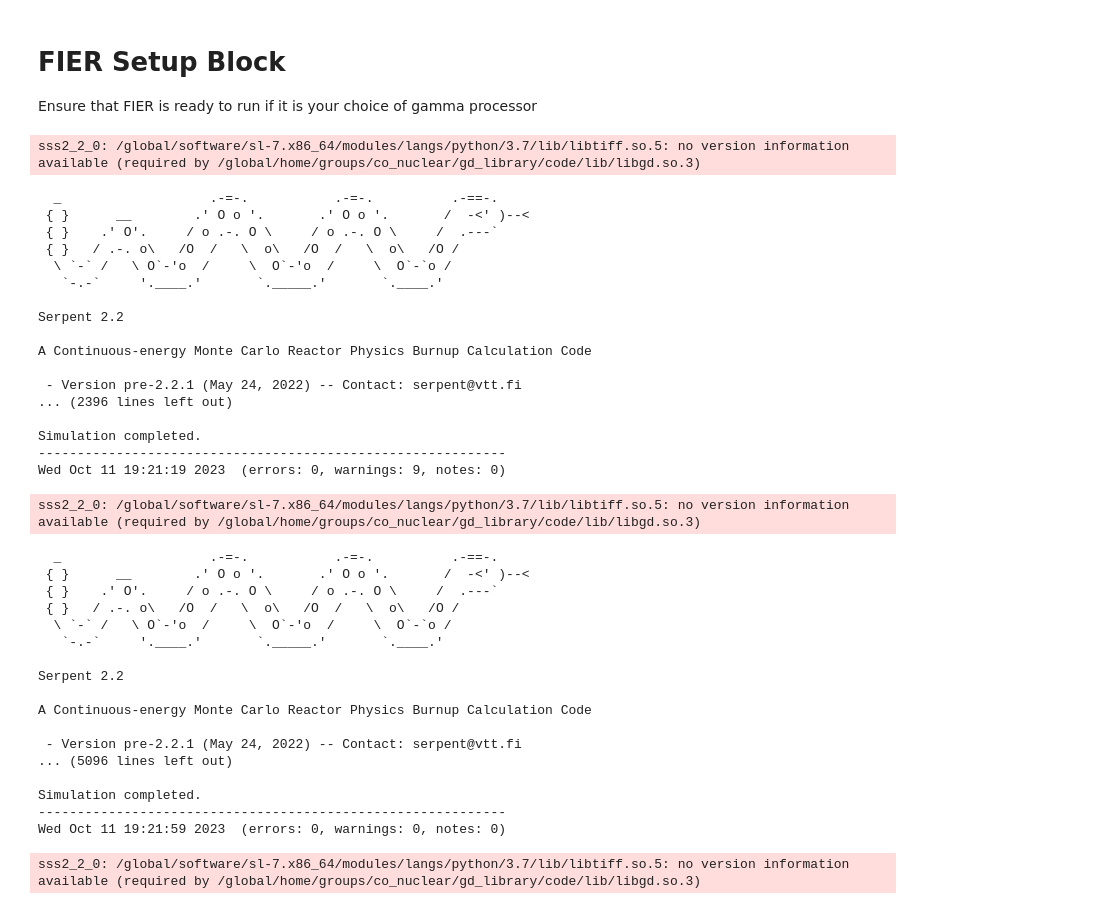
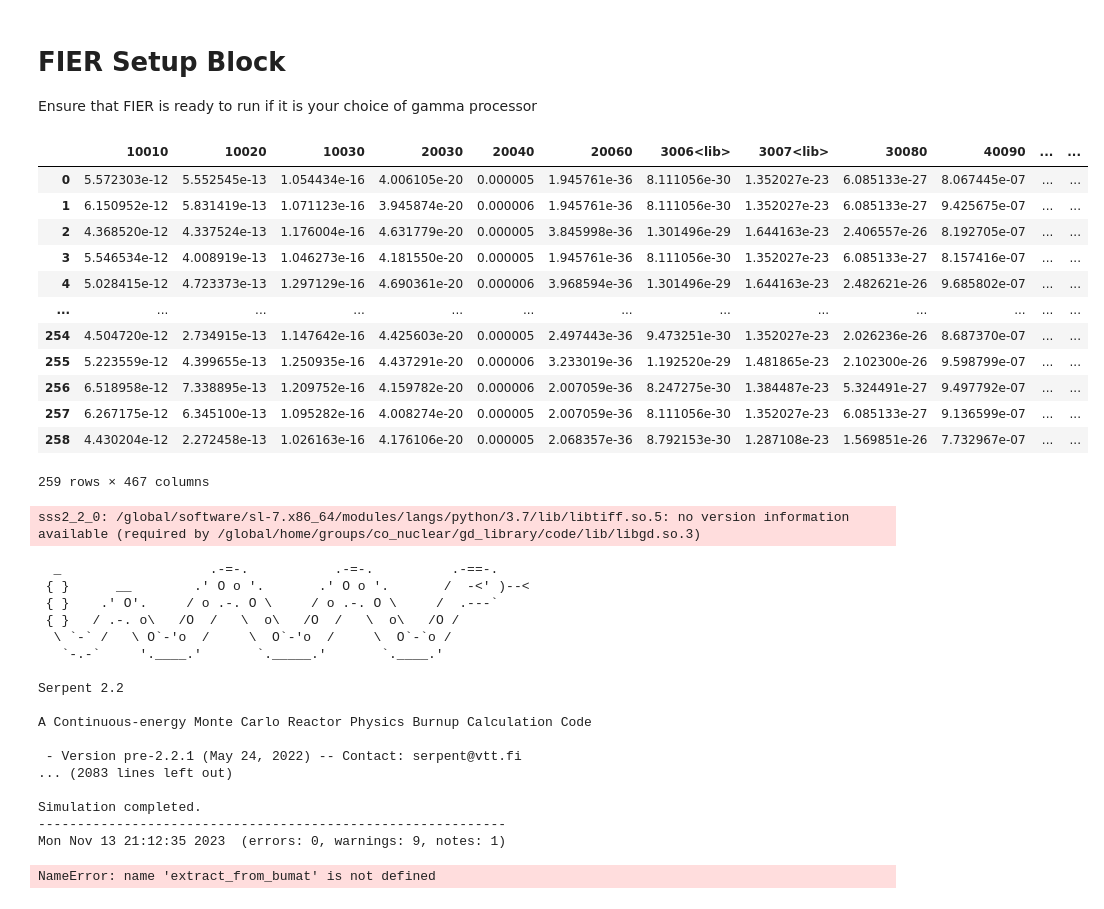
Before and after one commit to iankolaja/PEARLSim, a Jupyter notebook: process_decoupled_results.ipynb, the cells around one changed output. Drawn from its saved outputs; the diff is of its cells as text; code cells hidden in the pictures.

```diff
--- a/process_decoupled_results.ipynb
+++ b/process_decoupled_results.ipynb
@@ -13,8 +14,8 @@ from numpy.random import poisson
 working_directory = "gFHR_equilibrium"
 simulation_name = "gFHR_equilibrium_<iteration>.serpent"
 parameters_to_extract = ["ANA_KEFF"]
-num_steps = 3
-num_substeps = 3
+num_steps = 200
+num_substeps = 1
 dep_step = 6.525
 decay_days = 1.0
 PEBBLE_FUEL_VOLUME = 0.36263376
@@ -23,6 +24,7 @@ detector_response_matrix_path = "detector_data/detector_response_mat.npy"
 detector_energy_grid_path = "detector_data/detector_e_grid.npy"
 decay_template_path = "decay_step1_template.serpent"
 gamma_template_path = "decay_step2_template.serpent"
+decay_point_path = "decay.points"
 # %%
 detector_matrix = np.load(detector_response_matrix_path)
 detector_energy_grid = np.load(detector_energy_grid_path)
@@ -341,7 +56,6 @@ for i in range(1,1+num_steps):
                      "operating_parameters":
                           {
                               "power": 280e6,
-                              "graphite_fraction": 0.43,
-                              "threshold": 8 # passes
+                              "threshold": 72 # passes
                           },
                      "discard_files": discard_file_names}
@@ -371,68 +132,64 @@ for sim_key in simulation_data.keys():
 
 
             for pebble_ind in pebble_data.keys():
                 if pebble_ind == '0':
                     conc_dict = {}
                     for iso_key in pebble_data['0']['concentration'].keys():
                         conc_dict[iso_key] = []
                 for iso_key in pebble_data[pebble_ind]['concentration'].keys():
                     conc_dict[iso_key] += [pebble_data[pebble_ind]['concentration'][iso_key]]
             conc_df = pd.DataFrame(conc_dict)
             if gamma_processing == "FIER":
                 os.chdir("FIER/FIER")
                 create_spectra_with_FIER(conc_df, detector_energy_grid, decay_days, delete_inputs = True)
             if gamma_processing == "Serpent":
                 os.chdir(working_directory)
-                emitted_spectra = create_spectra_with_serpent(conc_df, "../"+decay_template_path, "../"+gamma_template_path,
+                display(conc_df)
+                emitted_spectra = create_spectra_with_serpent(conc_df, "../"+decay_template_path, "../"+gamma_template_path, "../"+decay_point_path,
                                 detector_energy_grid, decay_days, 24, f"{sim_key}_{sub_step+1}")
                 os.chdir("..")
             for pebble_ind in pebble_data.keys():
                 try:
                     pebble_data[pebble_ind].pop("concentration")
                 except:
                     pass
                 #pebble_data[pebble_ind][f'emitted_spectrum_{round(decay_days,1)}d'] = emitted_spectra['decay'+pebble_ind]
                 emitted_spectrum = emitted_spectra['decay'+pebble_ind]
                 sampled_spectrum = poisson(emitted_spectrum) #(pebble_data[pebble_ind][f'emitted_spectrum_{decay_days}d'])
                 detected_spectrum = poisson(detector_matrix @ sampled_spectrum).astype(float)
                 pebble_data[pebble_ind][f'detected_spectrum_{round(decay_days,1)}d'] = getattr(detected_spectrum, "tolist", lambda: detected_spectrum)()
             with open(f"{working_directory}/discharge_pebbles_{sim_key}_{sub_step+1}_processed.json", 'w') as file:
                 json.dump(pebble_data, file, indent=2)
 # %% [output]
+|  | 10010 | 10020 | 10030 | 20030 | 20040 | 20060 | 3006<lib> | 3007<lib> | 30080 | 40090 | ... | ... |
+| 0 | 5.572303e-12 | 5.552545e-13 | 1.054434e-16 | 4.006105e-20 | 0.000005 | 1.945761e-36 | 8.111056e-30 | 1.352027e-23 | 6.085133e-27 | 8.067445e-07 | ... | ... |
+| 1 | 6.150952e-12 | 5.831419e-13 | 1.071123e-16 | 3.945874e-20 | 0.000006 | 1.945761e-36 | 8.111056e-30 | 1.352027e-23 | 6.085133e-27 | 9.425675e-07 | ... | ... |
+| 2 | 4.368520e-12 | 4.337524e-13 | 1.176004e-16 | 4.631779e-20 | 0.000005 | 3.845998e-36 | 1.301496e-29 | 1.644163e-23 | 2.406557e-26 | 8.192705e-07 | ... | ... |
+| 3 | 5.546534e-12 | 4.008919e-13 | 1.046273e-16 | 4.181550e-20 | 0.000005 | 1.945761e-36 | 8.111056e-30 | 1.352027e-23 | 6.085133e-27 | 8.157416e-07 | ... | ... |
+| 4 | 5.028415e-12 | 4.723373e-13 | 1.297129e-16 | 4.690361e-20 | 0.000006 | 3.968594e-36 | 1.301496e-29 | 1.644163e-23 | 2.482621e-26 | 9.685802e-07 | ... | ... |
+| ... | ... | ... | ... | ... | ... | ... | ... | ... | ... | ... | ... | ... |
+| 254 | 4.504720e-12 | 2.734915e-13 | 1.147642e-16 | 4.425603e-20 | 0.000005 | 2.497443e-36 | 9.473251e-30 | 1.352027e-23 | 2.026236e-26 | 8.687370e-07 | ... | ... |
+| 255 | 5.223559e-12 | 4.399655e-13 | 1.250935e-16 | 4.437291e-20 | 0.000006 | 3.233019e-36 | 1.192520e-29 | 1.481865e-23 | 2.102300e-26 | 9.598799e-07 | ... | ... |
+| 256 | 6.518958e-12 | 7.338895e-13 | 1.209752e-16 | 4.159782e-20 | 0.000006 | 2.007059e-36 | 8.247275e-30 | 1.384487e-23 | 5.324491e-27 | 9.497792e-07 | ... | ... |
+| 257 | 6.267175e-12 | 6.345100e-13 | 1.095282e-16 | 4.008274e-20 | 0.000005 | 2.007059e-36 | 8.111056e-30 | 1.352027e-23 | 6.085133e-27 | 9.136599e-07 | ... | ... |
+| 258 | 4.430204e-12 | 2.272458e-13 | 1.026163e-16 | 4.176106e-20 | 0.000005 | 2.068357e-36 | 8.792153e-30 | 1.287108e-23 | 1.569851e-26 | 7.732967e-07 | ... | ... |
-sss2_2_0: /global/software/sl-7.x86_64/modules/langs/python/3.7/lib/libtiff.so.5: no version information available (required by /global/home/groups/co_nuclear/gd_library/code/lib/libgd.so.3)
+259 rows × 467 columns
-  _                   .-=-.           .-=-.          .-==-.
- { }      __        .' O o '.       .' O o '.       /  -<' )--<
- { }    .' O'.     / o .-. O \     / o .-. O \     /  .---`
- { }   / .-. o\   /O  /   \  o\   /O  /   \  o\   /O /
-  \ `-` /   \ O`-'o  /     \  O`-'o  /     \  O`-`o /
-   `-.-`     '.____.'       `._____.'       `.____.'
-
-Serpent 2.2
-
-A Continuous-energy Monte Carlo Reactor Physics Burnup Calculation Code
-
- - Version pre-2.2.1 (May 24, 2022) -- Contact: serpent@vtt.fi
-... (2396 lines left out)
-
-Simulation completed.
-------------------------------------------------------------
-Wed Oct 11 19:21:19 2023  (errors: 0, warnings: 9, notes: 0)
+sss2_2_0: /global/software/sl-7.x86_64/modules/langs/python/3.7/lib/libtiff.so.5: no version information available (required by /global/home/groups/co_nuclear/gd_library/code/lib/libgd.so.3)
-sss2_2_0: /global/software/sl-7.x86_64/modules/langs/python/3.7/lib/libtiff.so.5: no version information available (required by /global/home/groups/co_nuclear/gd_library/code/lib/libgd.so.3)
+  _                   .-=-.           .-=-.          .-==-.
+ { }      __        .' O o '.       .' O o '.       /  -<' )--<
+ { }    .' O'.     / o .-. O \     / o .-. O \     /  .---`
+ { }   / .-. o\   /O  /   \  o\   /O  /   \  o\   /O /
+  \ `-` /   \ O`-'o  /     \  O`-'o  /     \  O`-`o /
+   `-.-`     '.____.'       `._____.'       `.____.'
+
+Serpent 2.2
+
+A Continuous-energy Monte Carlo Reactor Physics Burnup Calculation Code
+
+ - Version pre-2.2.1 (May 24, 2022) -- Contact: serpent@vtt.fi
+... (2083 lines left out)
+
+Simulation completed.
+------------------------------------------------------------
+Mon Nov 13 21:12:35 2023  (errors: 0, warnings: 9, notes: 1)
-  _                   .-=-.           .-=-.          .-==-.
- { }      __        .' O o '.       .' O o '.       /  -<' )--<
- { }    .' O'.     / o .-. O \     / o .-. O \     /  .---`
- { }   / .-. o\   /O  /   \  o\   /O  /   \  o\   /O /
-  \ `-` /   \ O`-'o  /     \  O`-'o  /     \  O`-`o /
-   `-.-`     '.____.'       `._____.'       `.____.'
-
-Serpent 2.2
-
-A Continuous-energy Monte Carlo Reactor Physics Burnup Calculation Code
-
- - Version pre-2.2.1 (May 24, 2022) -- Contact: serpent@vtt.fi
-... (5096 lines left out)
-
-Simulation completed.
-------------------------------------------------------------
-Wed Oct 11 19:21:59 2023  (errors: 0, warnings: 0, notes: 0)
+NameError: name 'extract_from_bumat' is not defined
-sss2_2_0: /global/software/sl-7.x86_64/modules/langs/python/3.7/lib/libtiff.so.5: no version information available (required by /global/home/groups/co_nuclear/gd_library/code/lib/libgd.so.3)
```
Also changed, not shown: parts of 11 cells of this notebook, 5 other files.
